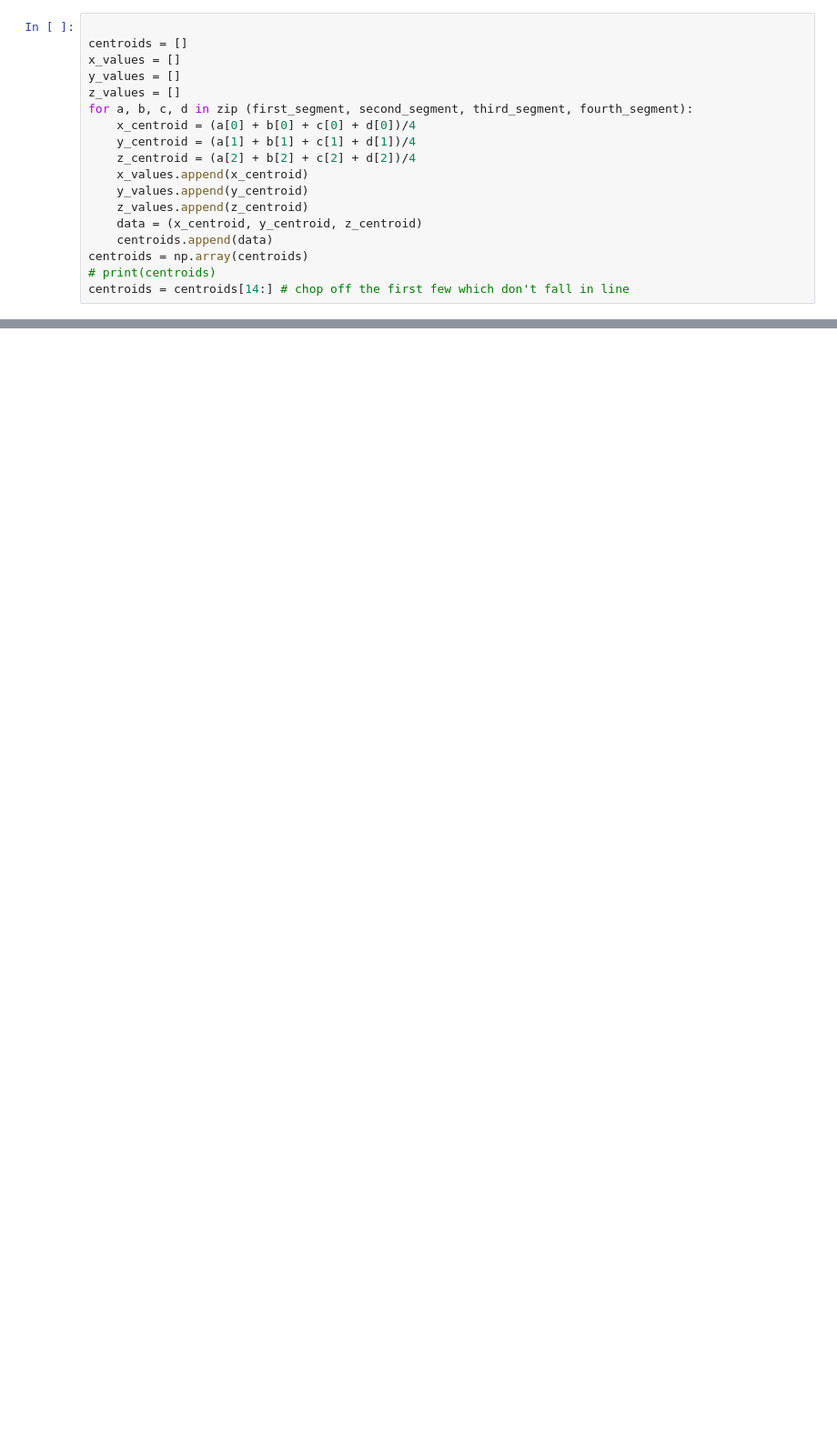
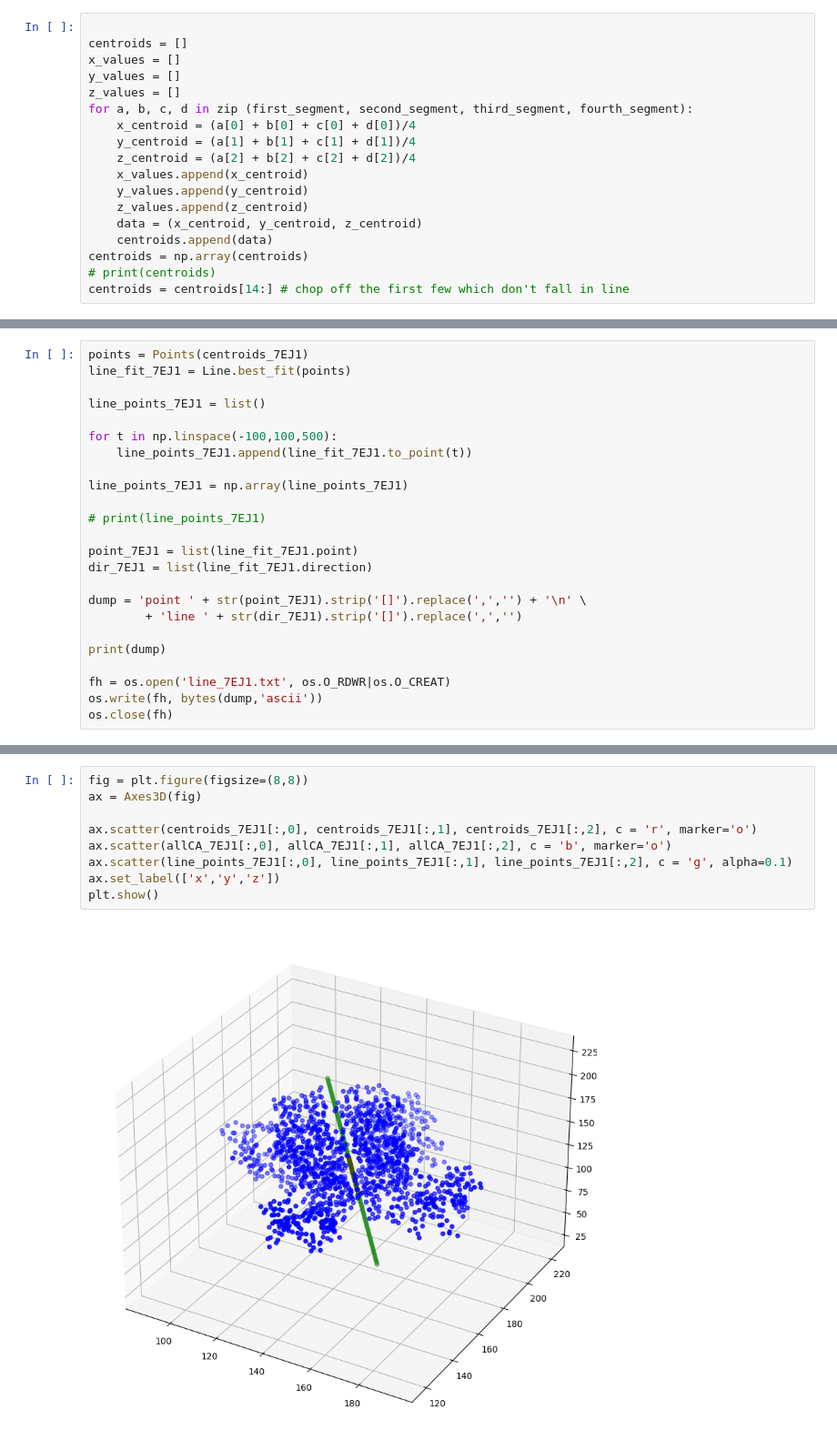
Before and after one commit to jackkellerk/cse407, a Jupyter notebook: UTIL/centroidLine.ipynb, the cells around one changed output, grey strips where cells are left out. Shown at 91% size. Saved outputs shown, nothing was run; the diff lists cells and outputs as text; blank space fills up the shorter version.

```diff
--- a/UTIL/centroidLine.ipynb
+++ b/UTIL/centroidLine.ipynb
@@ -159,0 +219,24 @@ plt.show()
+# %%
+points = Points(centroids_7EJ1)
+line_fit_7EJ1 = Line.best_fit(points)
+
+line_points_7EJ1 = list()
+
+for t in np.linspace(-100,100,500):
+    line_points_7EJ1.append(line_fit_7EJ1.to_point(t))
+
+line_points_7EJ1 = np.array(line_points_7EJ1)
+
+# print(line_points_7EJ1)
+
+point_7EJ1 = list(line_fit_7EJ1.point)
+dir_7EJ1 = list(line_fit_7EJ1.direction)
+
+dump = 'point ' + str(point_7EJ1).strip('[]').replace(',','') + '\n' \
+        + 'line ' + str(dir_7EJ1).strip('[]').replace(',','')
+
+print(dump)
+
+fh = os.open('line_7EJ1.txt', os.O_RDWR|os.O_CREAT)
+os.write(fh, bytes(dump,'ascii'))
+os.close(fh)
@@ -159,0 +246,11 @@ plt.show()
+# %%
+fig = plt.figure(figsize=(8,8))
+ax = Axes3D(fig)
+
+ax.scatter(centroids_7EJ1[:,0], centroids_7EJ1[:,1], centroids_7EJ1[:,2], c = 'r', marker='o')
+ax.scatter(allCA_7EJ1[:,0], allCA_7EJ1[:,1], allCA_7EJ1[:,2], c = 'b', marker='o')
+ax.scatter(line_points_7EJ1[:,0], line_points_7EJ1[:,1], line_points_7EJ1[:,2], c = 'g', alpha=0.1)
+ax.set_label(['x','y','z'])
+plt.show()
+# %% [output]
+[figure, added]
```
Also changed, not shown: parts of 7 cells of this notebook, 2 other files.
